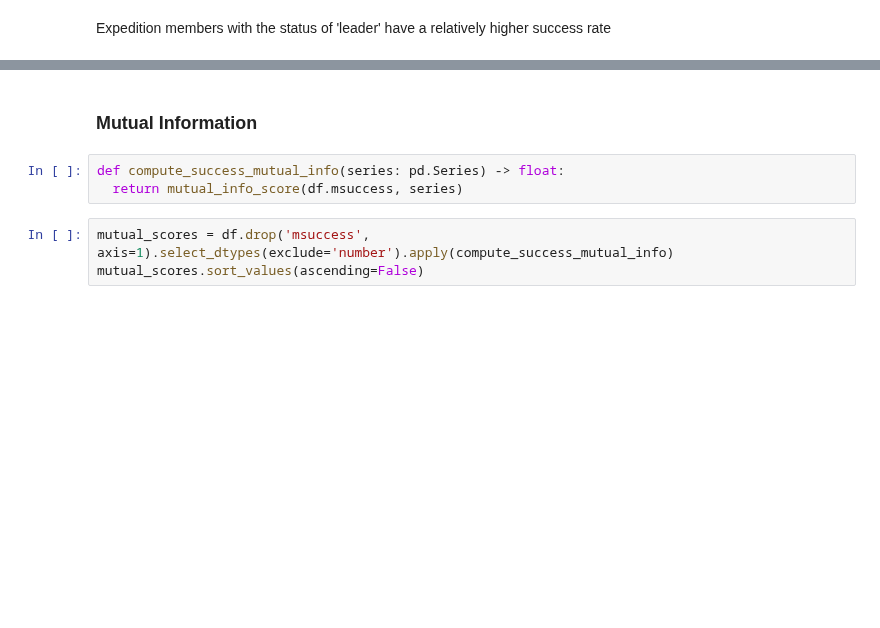
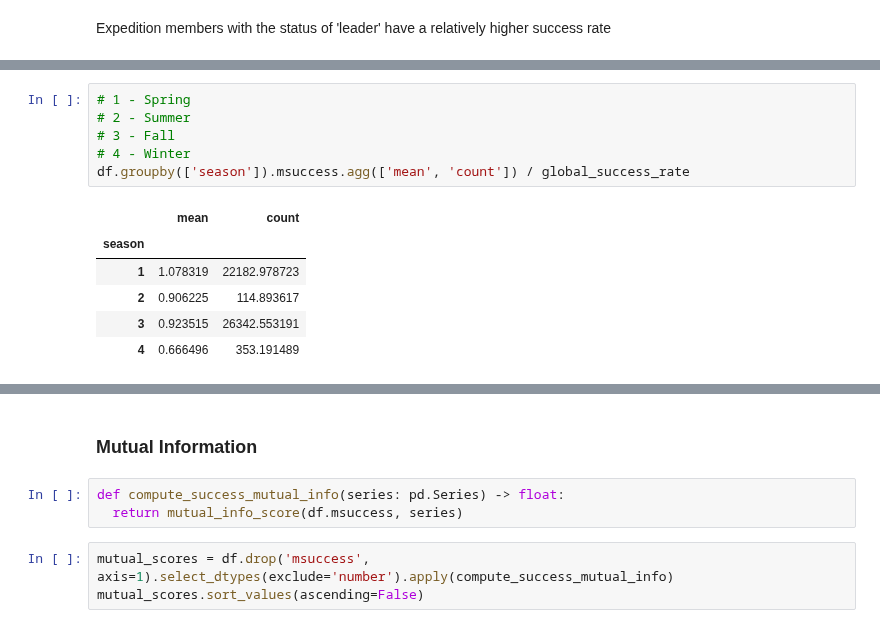
Before and after one commit to ArmandWinant/ml-zoomcamp, a Jupyter notebook: projects/midterm/notebook.ipynb, the cells around one changed output, grey strips where cells are left out. Saved outputs shown, nothing was run; the diff lists cells and outputs as text; blank space fills up the shorter version.

```diff
--- a/projects/midterm/notebook.ipynb
+++ b/projects/midterm/notebook.ipynb
@@ -483,0 +427,13 @@ for c in categorical_vars:
+# %%
+# 1 - Spring
+# 2 - Summer
+# 3 - Fall
+# 4 - Winter
+df.groupby(['season']).msuccess.agg(['mean', 'count']) / global_success_rate
+# %% [output]
+|  | mean | count |
+| season |  |  |
+| 1 | 1.078319 | 22182.978723 |
+| 2 | 0.906225 | 114.893617 |
+| 3 | 0.923515 | 26342.553191 |
+| 4 | 0.666496 | 353.191489 |
```
Also changed, not shown: parts of 26 cells of this notebook.
